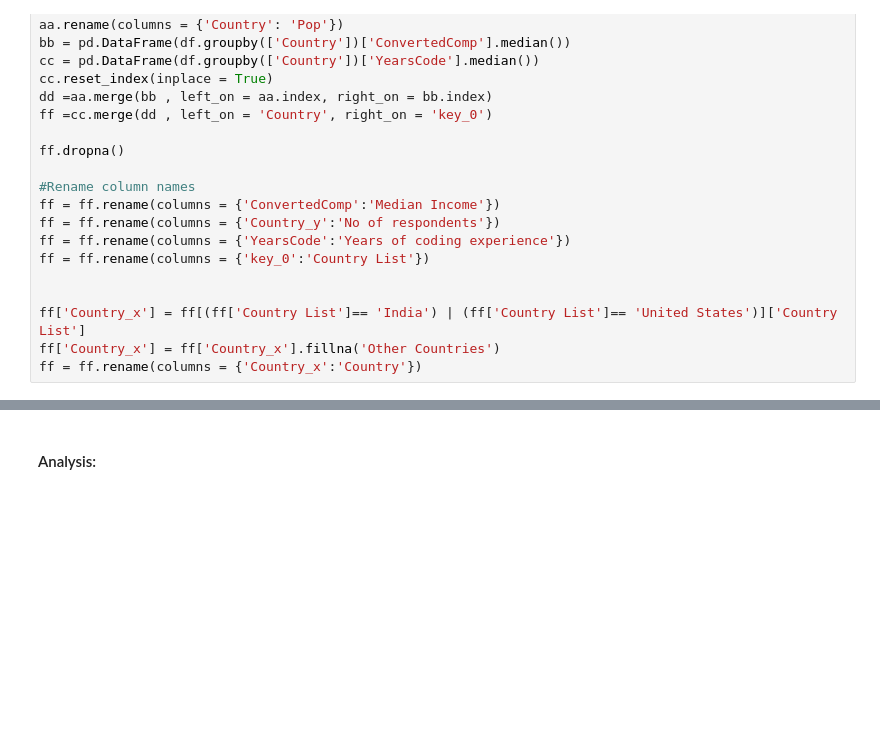
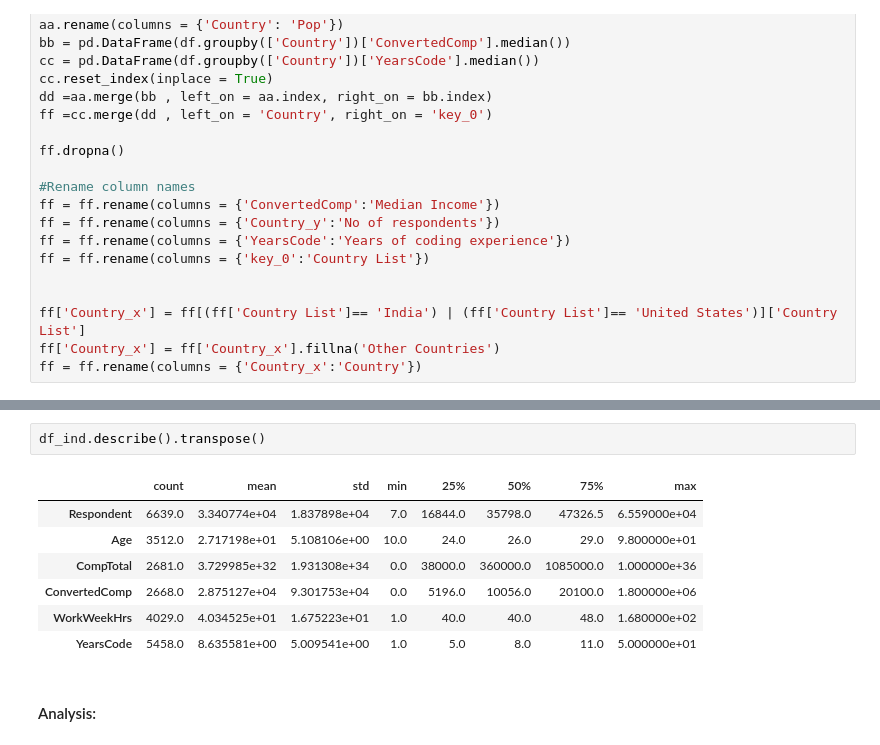
Before and after one commit to Arjunar92/StackOverflow_dev_survey, a Jupyter notebook: StackOverflow_2020_USvsIndia_Final.ipynb, the cells around one changed output, grey strips where cells are left out. Saved outputs shown, nothing was run; the diff lists cells and outputs as text; blank space fills up the shorter version.

```diff
--- a/StackOverflow_2020_USvsIndia_Final.ipynb
+++ b/StackOverflow_2020_USvsIndia_Final.ipynb
@@ -283,3 +301,13 @@ fig.show()
+# %%
+df_ind.describe().transpose()
+# %% [output]
+|  | count | mean | std | min | 25% | 50% | 75% | max |
+| Respondent | 6639.0 | 3.340774e+04 | 1.837898e+04 | 7.0 | 16844.0 | 35798.0 | 47326.5 | 6.559000e+04 |
+| Age | 3512.0 | 2.717198e+01 | 5.108106e+00 | 10.0 | 24.0 | 26.0 | 29.0 | 9.800000e+01 |
+| CompTotal | 2681.0 | 3.729985e+32 | 1.931308e+34 | 0.0 | 38000.0 | 360000.0 | 1085000.0 | 1.000000e+36 |
+| ConvertedComp | 2668.0 | 2.875127e+04 | 9.301753e+04 | 0.0 | 5196.0 | 10056.0 | 20100.0 | 1.800000e+06 |
+| WorkWeekHrs | 4029.0 | 4.034525e+01 | 1.675223e+01 | 1.0 | 40.0 | 40.0 | 48.0 | 1.680000e+02 |
+| YearsCode | 5458.0 | 8.635581e+00 | 5.009541e+00 | 1.0 | 5.0 | 8.0 | 11.0 | 5.000000e+01 |
 # %% [markdown]
 #### Analysis:
 # %% [markdown]
```
Also changed, not shown: parts of 14 cells of this notebook.
